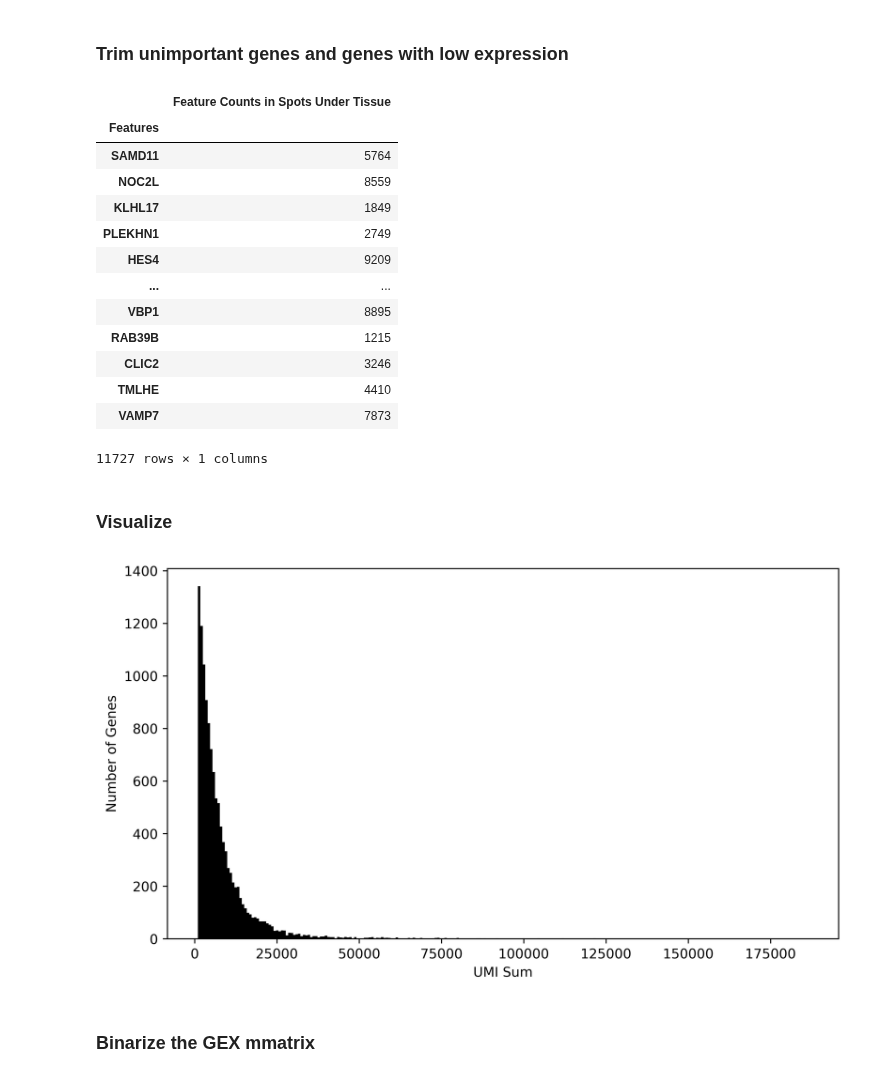
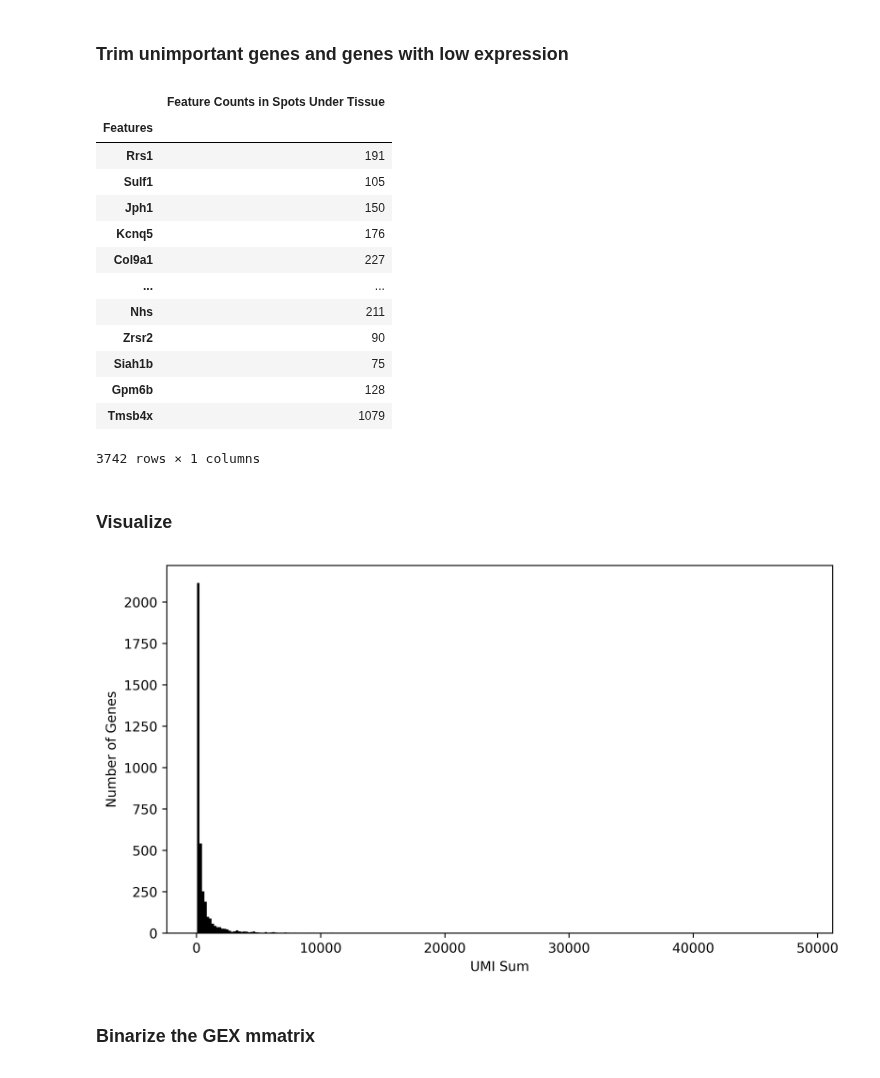
Before and after one commit to Perik-Zavodskii/CoexpressDeconvolve, a Jupyter notebook: CoexpressDeconvolve.ipynb, the cells around one changed output. Cells and saved outputs as stored; diff of their text form; code cells hidden in the pictures.

```diff
--- a/CoexpressDeconvolve.ipynb
+++ b/CoexpressDeconvolve.ipynb
@@ -146,33 +148,33 @@ Visium
 # %%
 # Make sure to trim the genes with the low expression! This usually results in the 8-10K genes retained
 
 Metrics = VisiumUMISumPerGene('.')
 
 Metrics = Metrics[~Metrics.index.str.startswith((
                                                  'MT-',
                                                  # 'LINC',
                                                  # 'MIR',
                                                  'RP'
 ))]
-Metrics.drop(Metrics[Metrics['Feature Counts in Spots Under Tissue'] < 1000].index, inplace=True)
-# Metrics.drop(Metrics[Metrics['Feature Counts in Spots Under Tissue'] > 100000].index, inplace=True)
+Metrics.drop(Metrics[Metrics['Feature Counts in Spots Under Tissue'] < 50].index, inplace=True)
+# Metrics.drop(Metrics[Metrics['Feature Counts in Spots Under Tissue'] > 10000].index, inplace=True)
 
 Metrics
 # %% [output]
 |  | Feature Counts in Spots Under Tissue |
 | Features |  |
-| SAMD11 | 5764 |
-| NOC2L | 8559 |
-| KLHL17 | 1849 |
-| PLEKHN1 | 2749 |
-| HES4 | 9209 |
+| Rrs1 | 191 |
+| Sulf1 | 105 |
+| Jph1 | 150 |
+| Kcnq5 | 176 |
+| Col9a1 | 227 |
 | ... | ... |
-| VBP1 | 8895 |
-| RAB39B | 1215 |
-| CLIC2 | 3246 |
-| TMLHE | 4410 |
-| VAMP7 | 7873 |
+| Nhs | 211 |
+| Zrsr2 | 90 |
+| Siah1b | 75 |
+| Gpm6b | 128 |
+| Tmsb4x | 1079 |
-11727 rows × 1 columns
+3742 rows × 1 columns
 # %% [markdown]
 ### Visualize
 # %%
@@ -183,7 +185,7 @@ plt.xlabel('UMI Sum')
 plt.ylabel('Number of Genes')
 plt.show()
 # %% [output]
-[figure, old version]
+[figure, new version]
 # %% [markdown]
 ### Binarize the GEX mmatrix
 # %%
```
Also changed, not shown: parts of 36 cells of this notebook.
